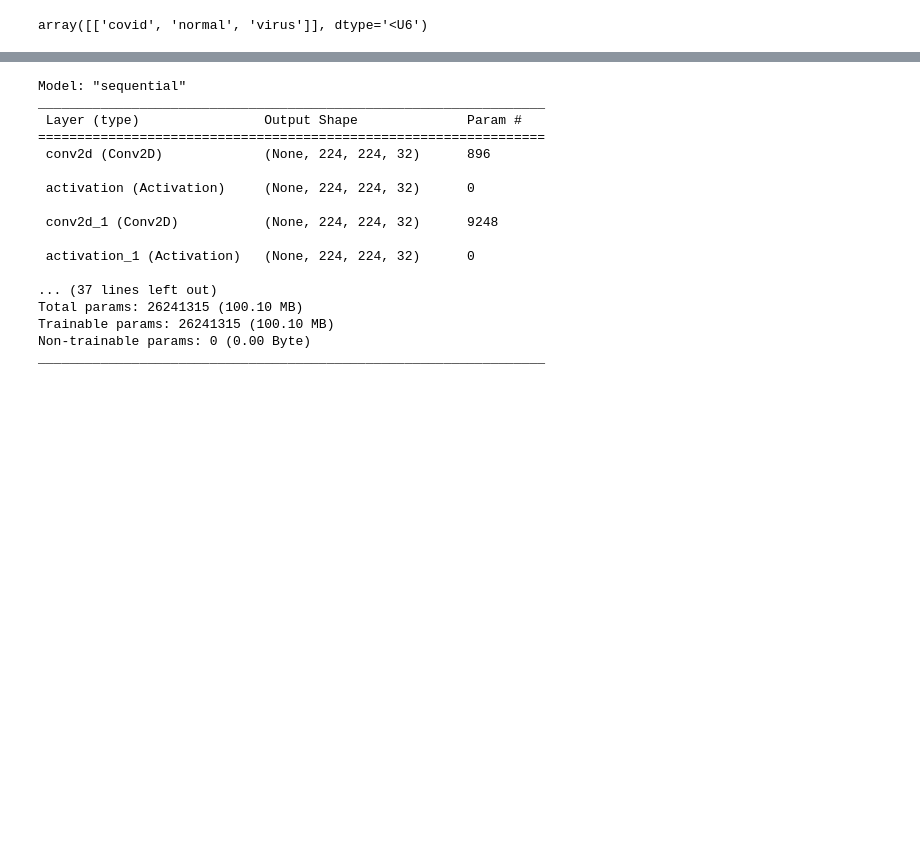
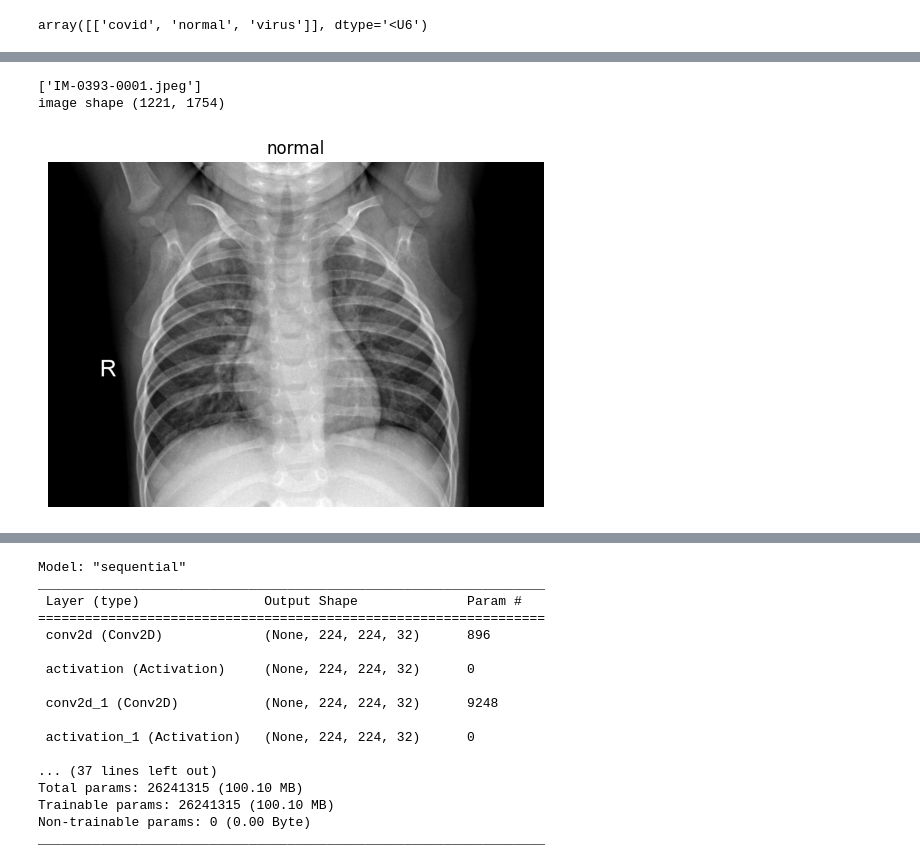
Before and after one commit to Swagato-sen/Covid-X-ray-Detection, a Jupyter notebook: Covid19.ipynb, the cells around one changed output, grey strips where cells are left out. Drawn from its saved outputs; the diff is of its cells as text; code cells hidden in the pictures; blank space fills up the shorter version.

```diff
--- a/Covid19.ipynb
+++ b/Covid19.ipynb
@@ -96,0 +105,6 @@ def view_image(target_dir, target_class):
+# %%
+img = view_image("/content/COVID_IEEE/","normal")
+# %% [output]
+['IM-0393-0001.jpeg']
+image shape (1221, 1754)
+[figure, added]
```
Also changed, not shown: parts of 22 cells of this notebook.
